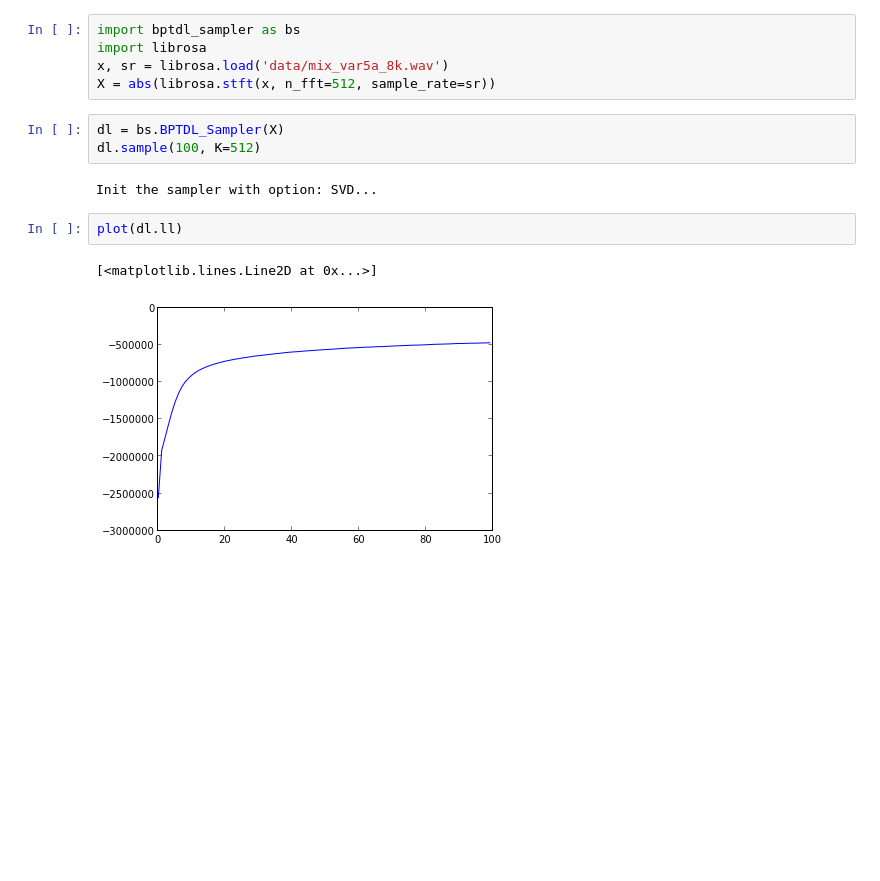
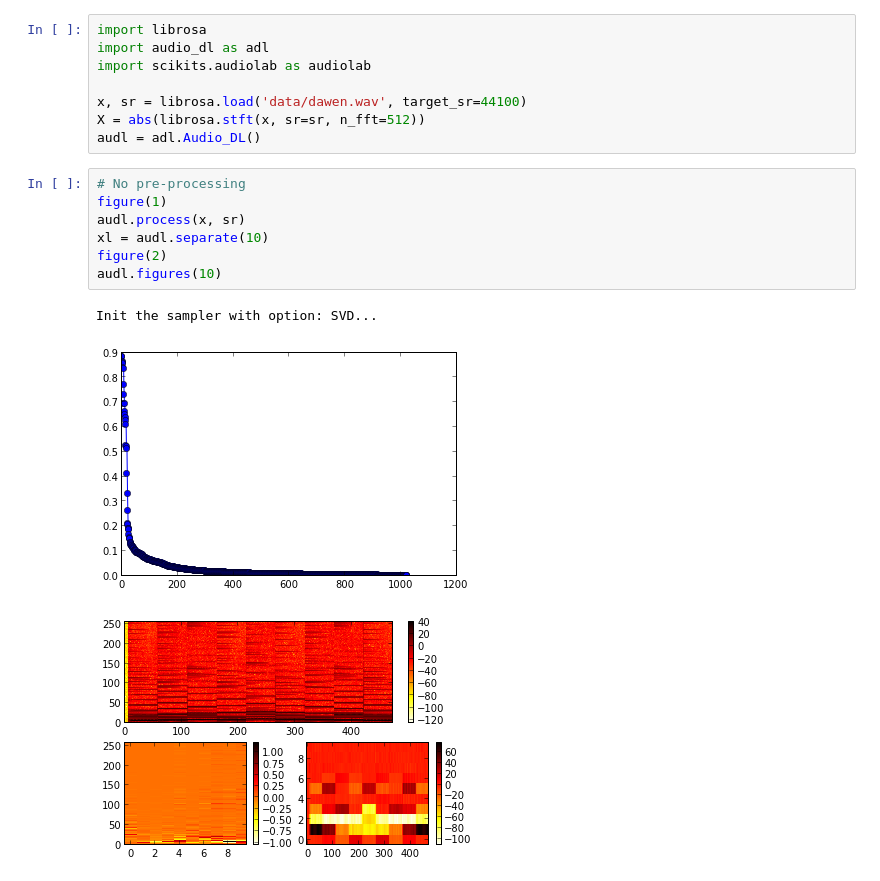
Before and after one commit to afcarl/bp_dict_learn, a Jupyter notebook: BPTDL.ipynb, the cells around one changed output. Cells and saved outputs as stored; diff of their text form; blank space fills up the shorter version.

Commit message:
Added audio dictionary learner, and ipython notebook

```diff
--- a/BPTDL.ipynb
+++ b/BPTDL.ipynb
@@ -1,15 +1,19 @@
 # %%
-import bptdl_sampler as bs
 import librosa
-x, sr = librosa.load('data/mix_var5a_8k.wav')
-X = abs(librosa.stft(x, n_fft=512, sample_rate=sr))
+import audio_dl as adl
+import scikits.audiolab as audiolab
+
+x, sr = librosa.load('data/dawen.wav', target_sr=44100)
+X = abs(librosa.stft(x, sr=sr, n_fft=512))
+audl = adl.Audio_DL()
-# %%
-dl = bs.BPTDL_Sampler(X)
-dl.sample(100, K=512)
-# %% [output]
-Init the sampler with option: SVD...
-# %%
-plot(dl.ll)
-# %% [output]
-[<matplotlib.lines.Line2D at 0x...>]
-[figure, removed]
+# %%
+# No pre-processing
+figure(1)
+audl.process(x, sr)
+xl = audl.separate(10)
+figure(2)
+audl.figures(10)
+# %% [output]
+Init the sampler with option: SVD...
+[figure, added]
+[figure, added]
```
Also changed, not shown: parts of 10 cells of this notebook, 5 other files.
